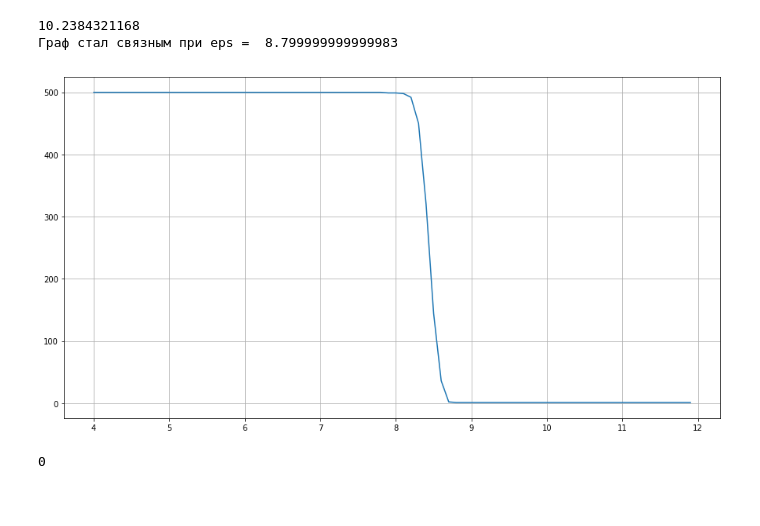
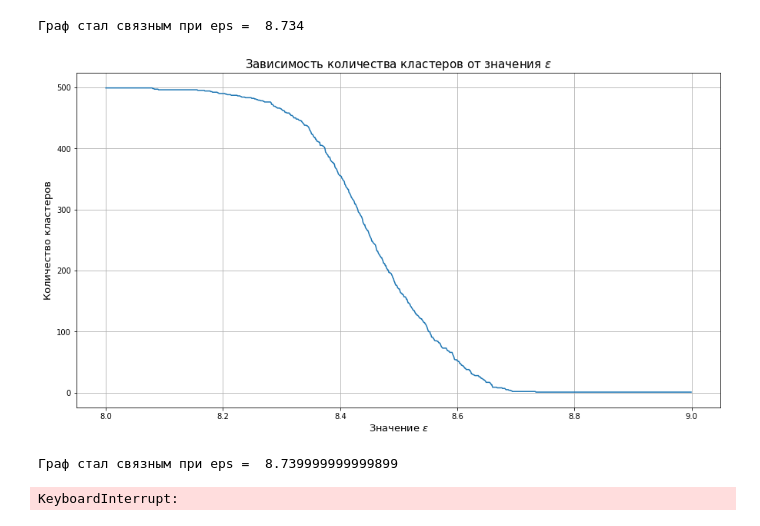
Before and after one commit to apugachev/Coursework-2018, a Jupyter notebook: coursework.ipynb, the cells around one changed output. Drawn from its saved outputs; the diff is of its cells as text; code cells hidden in the pictures; blank space fills up the shorter version.

```diff
--- a/coursework.ipynb
+++ b/coursework.ipynb
@@ -37,34 +55,63 @@ def EuclidMatrix(coord_matrix):
+# %%
+def ShowGraph(eps_min, eps_max, steps, euclid_matrix):
+
+    '''
+    eps_min - минимальное значение eps
+    eps_max - максимальное значение eps
+    steps - количество итераций от eps_min до eps_max
+    euclid_matrix - матрица евклидовых расстояний между всеми точками пространства
+
+    Возвращает график, на котором изображена зависимость количества кластеров от значения epsilon
+    '''
+
+    components_num = np.array([])
+    flag = False
+    epsilons = np.arange(eps_min, eps_max, (eps_max - eps_min)/steps)
+    for i in range(steps):
+        adj_matrix = CreateAdjMatrix(euclid_matrix, epsilons[i])
+        components = csgraph.connected_components(csgraph=adj_matrix, directed=False, return_labels=False)
+        components_num = np.append(components_num, components)
+        if (components == 1 and flag == False):
+            print('Граф стал связным при eps = ', epsilons[i])
+            flag = True
+
+    fig = plt.figure(figsize=(15,8))
+    plt.plot(epsilons, components_num)
+    plt.title('Зависимость количества кластеров от значения $\epsilon$', size=15)
+    plt.ylabel('Количество кластеров', size=13)
+    plt.xlabel('Значение $\epsilon$', size=13)
+    plt.legend()
+    plt.grid()
+    plt.show()
 # %%
 matrix = DotsCoordinates(500, 500, 1)
 euc = EuclidMatrix(matrix)
-adj_matrix = np.zeros((len(matrix), len(matrix)))
+ShowGraph(8,9,1000,euc)
+# %% [output]
+Граф стал связным при eps =  8.734
+[figure, added]
 # %%
 eps = 4
-components_arr = np.array([])
+components_num = np.array([])
 flag = False
-for i in range(80):
-    elems = list(zip(*np.where(euc < eps)))
-    adj_matrix = np.zeros((len(matrix), len(matrix)))
-    for j in range(len(elems)):
-        adj_matrix[elems[j][0]][elems[j][1]] = 1
-    components = csgraph.connected_components(adj_matrix)[0]
-    components_arr = np.append(components_arr, components)
+for i in range(800):
+    adj_matrix = CreateAdjMatrix(euc, eps)
+    components = csgraph.connected_components(csgraph=adj_matrix, directed=False, return_labels=False)
+    components_num = np.append(components_num, components)
     if (components == 1 and flag == False):
         print('Граф стал связным при eps = ', eps)
         flag = True
-    eps += 0.1
+    eps += 0.01
 
-X = np.arange(4, 12, 0.1)
+X = np.arange(4, 12, 0.01)
 fig = plt.figure(figsize=(15,8))
-plt.plot(X, components_arr)
+plt.plot(X, components_num)
+plt.title('Зависимость количества кластеров от значения $\epsilon$', size=15)
+plt.ylabel('Количество кластеров', size=13)
+plt.xlabel('Значение $\epsilon$', size=13)
 plt.legend()
 plt.grid()
 plt.show()
 # %% [output]
-10.2384321168
-Граф стал связным при eps =  8.799999999999983
+Граф стал связным при eps =  8.739999999999899
-[figure, removed]
+KeyboardInterrupt:
-# %%
-print(len(num))
-# %% [output]
-0
```
Also changed, not shown: parts of 2 cells of this notebook.
